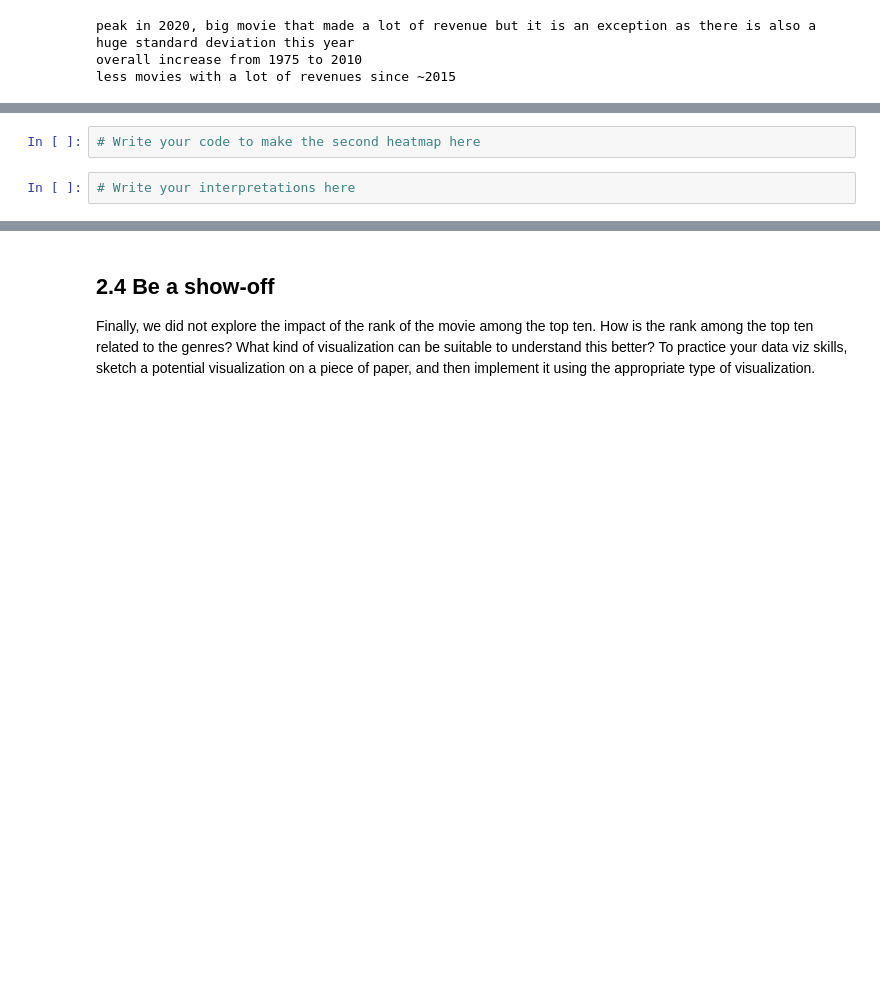
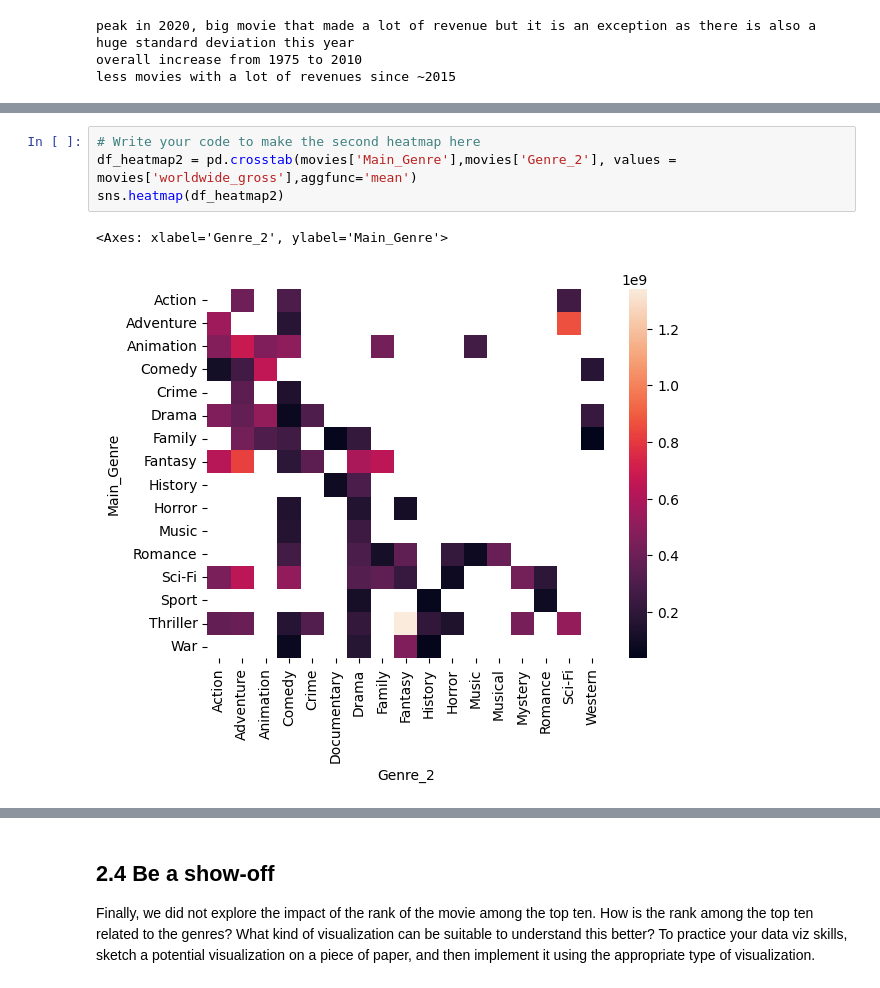
Before and after one commit to OrianePP/ada2024, a Jupyter notebook: Exercises/02 - Data viz and data from the web/Becoming a DataVizard exercise.ipynb, the cells around one changed output, grey strips where cells are left out. Drawn from its saved outputs; the diff is of its cells as text; blank space fills up the shorter version.

```diff
--- a/Exercises/02 - Data viz and data from the web/Becoming a DataVizard exercise.ipynb
+++ b/Exercises/02 - Data viz and data from the web/Becoming a DataVizard exercise.ipynb
@@ -301,4 +306,7 @@ KeyError: False
 # %%
 # Write your code to make the second heatmap here
+df_heatmap2 = pd.crosstab(movies['Main_Genre'],movies['Genre_2'], values = movies['worldwide_gross'],aggfunc='mean')
+sns.heatmap(df_heatmap2)
+# %% [output]
+<Axes: xlabel='Genre_2', ylabel='Main_Genre'>
+[figure, added]
-# %%
-# Write your interpretations here
```
Also changed, not shown: parts of 12 cells of this notebook.
